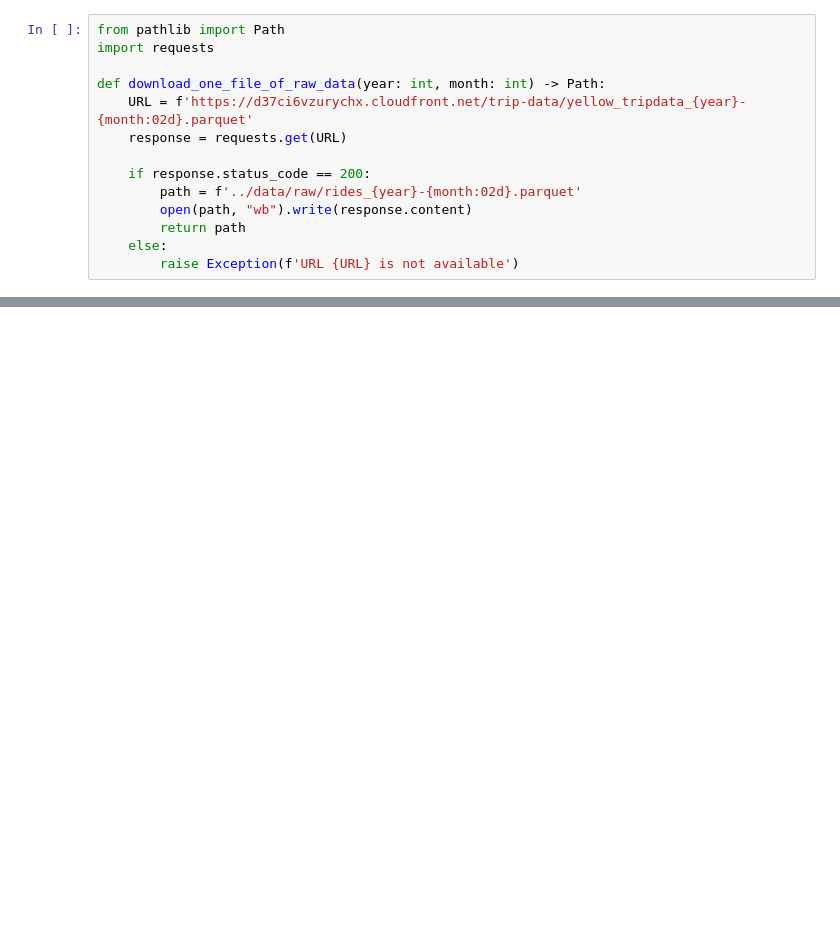
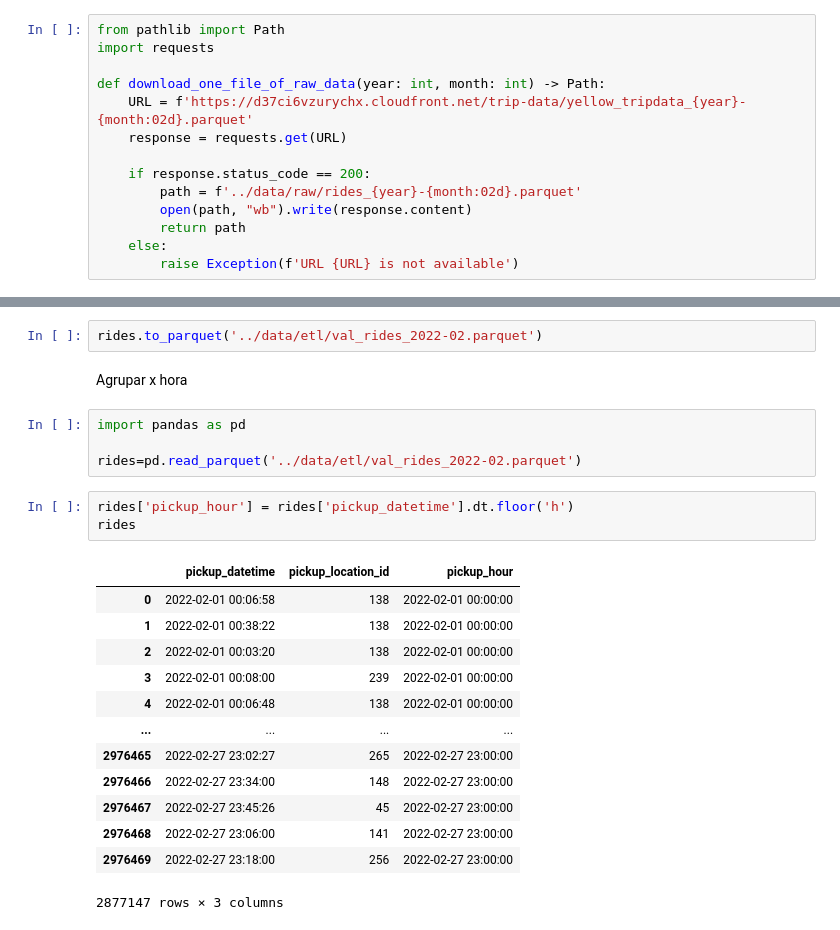
Before and after one commit to Dforko/Taxi-Demand-Predictor, a Jupyter notebook: notebooks/Scrapper.ipynb, the cells around one changed output, grey strips where cells are left out. Drawn from its saved outputs; the diff is of its cells as text; blank space fills up the shorter version.

```diff
--- a/notebooks/Scrapper.ipynb
+++ b/notebooks/Scrapper.ipynb
@@ -30,0 +74,25 @@ rides.head()
+# %%
+rides.to_parquet('../data/etl/val_rides_2022-02.parquet')
+# %% [markdown]
+Agrupar x hora
+# %%
+import pandas as pd
+
+rides=pd.read_parquet('../data/etl/val_rides_2022-02.parquet')
+# %%
+rides['pickup_hour'] = rides['pickup_datetime'].dt.floor('h')
+rides
+# %% [output]
+|  | pickup_datetime | pickup_location_id | pickup_hour |
+| 0 | 2022-02-01 00:06:58 | 138 | 2022-02-01 00:00:00 |
+| 1 | 2022-02-01 00:38:22 | 138 | 2022-02-01 00:00:00 |
+| 2 | 2022-02-01 00:03:20 | 138 | 2022-02-01 00:00:00 |
+| 3 | 2022-02-01 00:08:00 | 239 | 2022-02-01 00:00:00 |
+| 4 | 2022-02-01 00:06:48 | 138 | 2022-02-01 00:00:00 |
+| ... | ... | ... | ... |
+| 2976465 | 2022-02-27 23:02:27 | 265 | 2022-02-27 23:00:00 |
+| 2976466 | 2022-02-27 23:34:00 | 148 | 2022-02-27 23:00:00 |
+| 2976467 | 2022-02-27 23:45:26 | 45 | 2022-02-27 23:00:00 |
+| 2976468 | 2022-02-27 23:06:00 | 141 | 2022-02-27 23:00:00 |
+| 2976469 | 2022-02-27 23:18:00 | 256 | 2022-02-27 23:00:00 |
+2877147 rows × 3 columns
```
Also changed, not shown: parts of 8 cells of this notebook, 12 other files.
